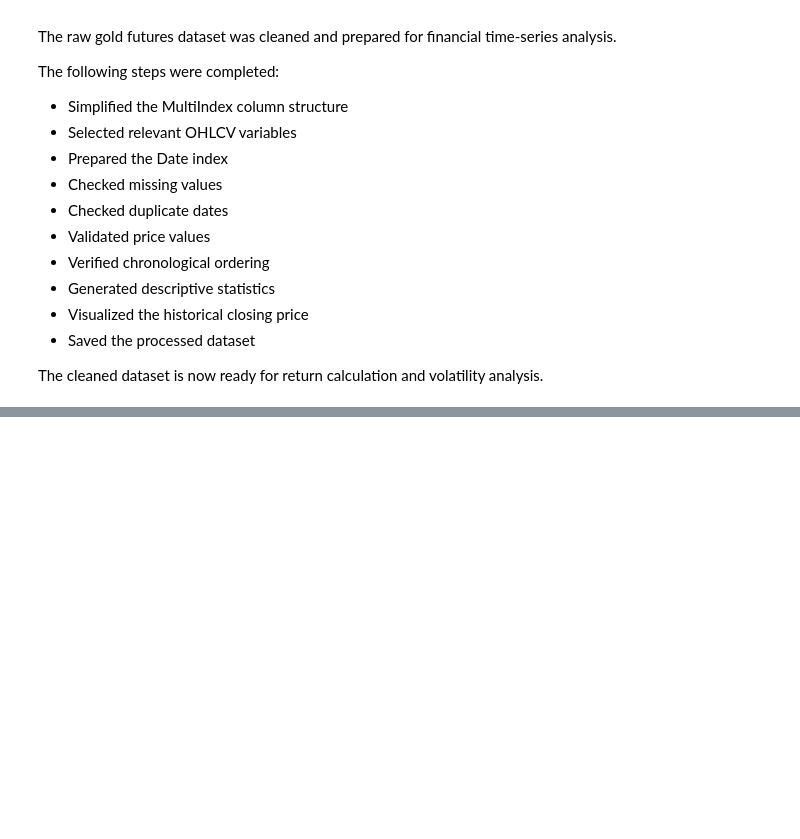
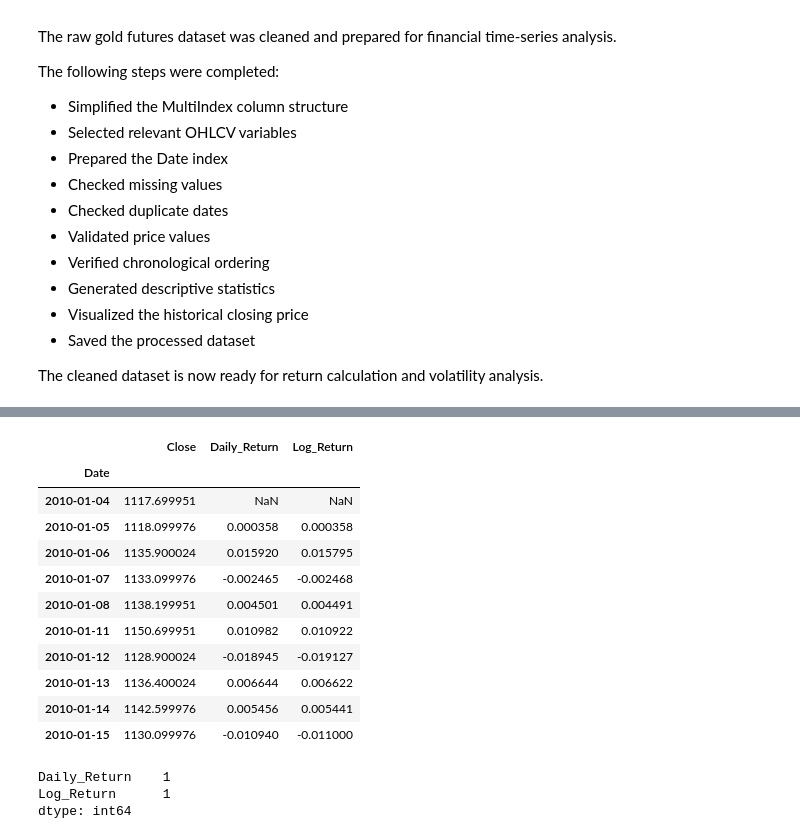
Before and after one commit to mohammadaminpeymanifar/Gold-Volatility-Analysis, a Jupyter notebook: notebooks/01_Data_Collection.ipynb, the cells around one changed output, grey strips where cells are left out. Cells and saved outputs as stored; diff of their text form; code cells hidden in the pictures; blank space fills up the shorter version.

```diff
--- a/notebooks/01_Data_Collection.ipynb
+++ b/notebooks/01_Data_Collection.ipynb
@@ -352,0 +417,25 @@ The cleaned dataset is now ready for return calculation and volatility analysis.
+# %%
+gold["Log_Return"] = np.log(
+    gold["Close"] / gold["Close"].shift(1)
+)
+
+gold[["Close", "Daily_Return", "Log_Return"]].head(10)
+# %% [output]
+|  | Close | Daily_Return | Log_Return |
+| Date |  |  |  |
+| 2010-01-04 | 1117.699951 | NaN | NaN |
+| 2010-01-05 | 1118.099976 | 0.000358 | 0.000358 |
+| 2010-01-06 | 1135.900024 | 0.015920 | 0.015795 |
+| 2010-01-07 | 1133.099976 | -0.002465 | -0.002468 |
+| 2010-01-08 | 1138.199951 | 0.004501 | 0.004491 |
+| 2010-01-11 | 1150.699951 | 0.010982 | 0.010922 |
+| 2010-01-12 | 1128.900024 | -0.018945 | -0.019127 |
+| 2010-01-13 | 1136.400024 | 0.006644 | 0.006622 |
+| 2010-01-14 | 1142.599976 | 0.005456 | 0.005441 |
+| 2010-01-15 | 1130.099976 | -0.010940 | -0.011000 |
+# %%
+gold[["Daily_Return", "Log_Return"]].isnull().sum()
+# %% [output]
+Daily_Return    1
+Log_Return      1
+dtype: int64
```
Also changed, not shown: parts of 15 cells of this notebook, 1 other file.
